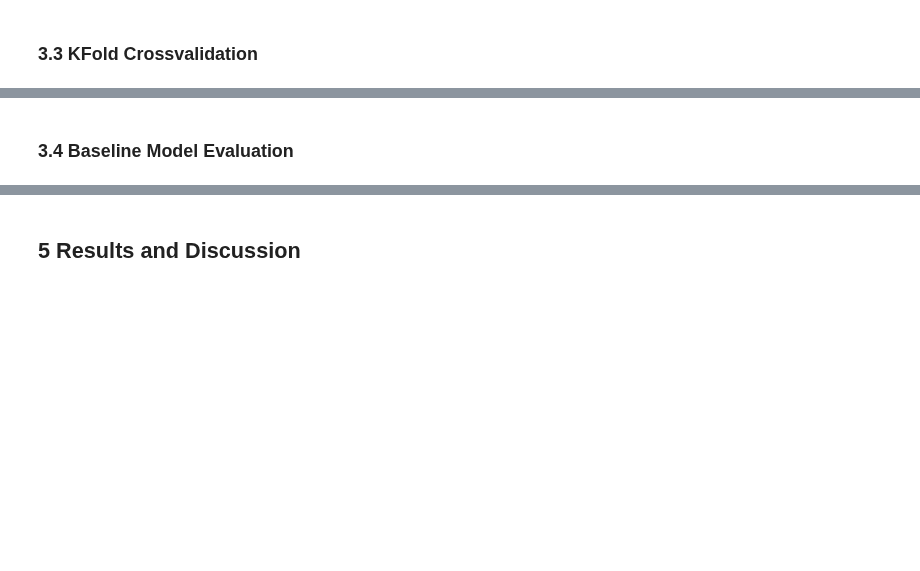
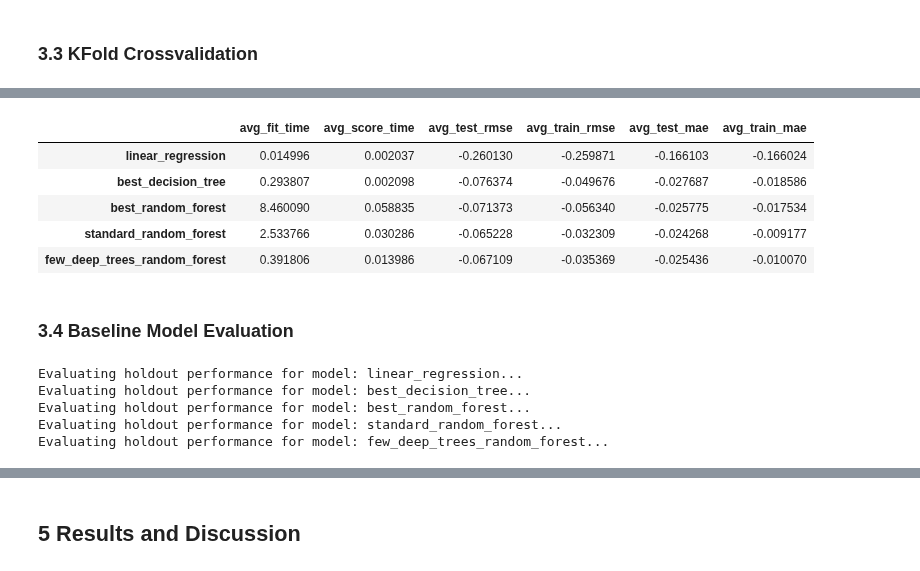
Before and after one commit to AlbertZweistein-2/184.702_MachineLearning, a Jupyter notebook: Ex2/src/Group70_OlsacherPoneschWinkler_Taiwan.ipynb, the cells around one changed output, grey strips where cells are left out. Saved outputs shown, nothing was run; the diff lists cells and outputs as text; code cells hidden in the pictures; blank space fills up the shorter version.

```diff
--- a/Ex2/src/Group70_OlsacherPoneschWinkler_Taiwan.ipynb
+++ b/Ex2/src/Group70_OlsacherPoneschWinkler_Taiwan.ipynb
@@ -169,8 +172,15 @@ Missing values in target variable:
 # %%
 #train test split
 from sklearn.model_selection import train_test_split
-X_train, X_test, y_train, y_test = train_test_split(X, Y, test_size=0.2, random_state=42)
-X_train_rf, X_test_rf, y_train_rf, y_test_rf = train_test_split(X, Y, test_size=0.8, random_state=42)
+#X_train, X_test, y_train, y_test = train_test_split(X, Y, test_size=0.2, random_state=42)
+y_binned = pd.cut(Y, bins=5, labels=False)
+
+
+X_train_small, X_test_small, y_train_small, y_test_small = train_test_split(X, Y, test_size=0.99, random_state=42, stratify=y_binned)
+
+
+y_binned_small = pd.cut(y_train_small, bins=5, labels=False)
+X_train, X_test, y_train, y_test = train_test_split(X_train_small, y_train_small, test_size=0.2, random_state=42, stratify=y_binned_small)
 # %% [markdown]
 ### 2.3 Scaling and Encoding Pipelines
 
@@ -300,3 +324,30 @@ Best params: {'model__bootstrap': True, 'model__criterion': 'squared_error', 'mo
+# %%
+best_parameters = {
+  'decision_tree': {
+    'model__criterion': 'squared_error',
+    'model__max_depth': 22,
+    'model__min_samples_leaf': 2,
+    'model__min_samples_split': 16},
+ 'decision_tree2': {
+   'model__criterion': 'squared_error',
+    'model__max_depth': 22,
+    'model__min_samples_leaf': 2,
+    'model__min_samples_split': 16},
+ 'random_forest': {
+   'model__bootstrap': True,
+    'model__criterion': 'squared_error',
+    'model__max_depth': 34,
+    'model__max_features': None,
+    'model__min_samples_leaf': 5,
+    'model__min_samples_split': 11,
+     'model__n_estimators': 430},
+ 'random_forest2': {
+   'model__criterion': 'squared_error',
+    'model__max_depth': 50,
+    'model__min_samples_leaf': 1,
+    'model__min_samples_split': 2,
+    'model__n_estimators': 1000}
+ }
 # %% [markdown]
 ### 3.3  KFold Crossvalidation
 # %%
@@ -317,0 +440,2 @@ model_pipelines = {
+# %%
+sklearn_cv_results = multiple_sklearn_cross_validate(sklearn_models, X_train, y_train)
@@ -318,2 +453,19 @@ model_pipelines = {
+# %%
+sklearn_cv_results
+# %% [output]
+|  | avg_fit_time | avg_score_time | avg_test_rmse | avg_train_rmse | avg_test_mae | avg_train_mae |
+| linear_regression | 0.014996 | 0.002037 | -0.260130 | -0.259871 | -0.166103 | -0.166024 |
+| best_decision_tree | 0.293807 | 0.002098 | -0.076374 | -0.049676 | -0.027687 | -0.018586 |
+| best_random_forest | 8.460090 | 0.058835 | -0.071373 | -0.056340 | -0.025775 | -0.017534 |
+| standard_random_forest | 2.533766 | 0.030286 | -0.065228 | -0.032309 | -0.024268 | -0.009177 |
+| few_deep_trees_random_forest | 0.391806 | 0.013986 | -0.067109 | -0.035369 | -0.025436 | -0.010070 |
 # %% [markdown]
 ### 3.4 Baseline Model Evaluation
+# %%
+sklearn_ho_results = sklearn_evaluate_holdout_performance(sklearn_models, X_train, y_train, X_test, y_test)
+# %% [output]
+Evaluating holdout performance for model: linear_regression...
+Evaluating holdout performance for model: best_decision_tree...
+Evaluating holdout performance for model: best_random_forest...
+Evaluating holdout performance for model: standard_random_forest...
+Evaluating holdout performance for model: few_deep_trees_random_forest...
```
Also changed, not shown: parts of 16 cells of this notebook, 4 other files.
